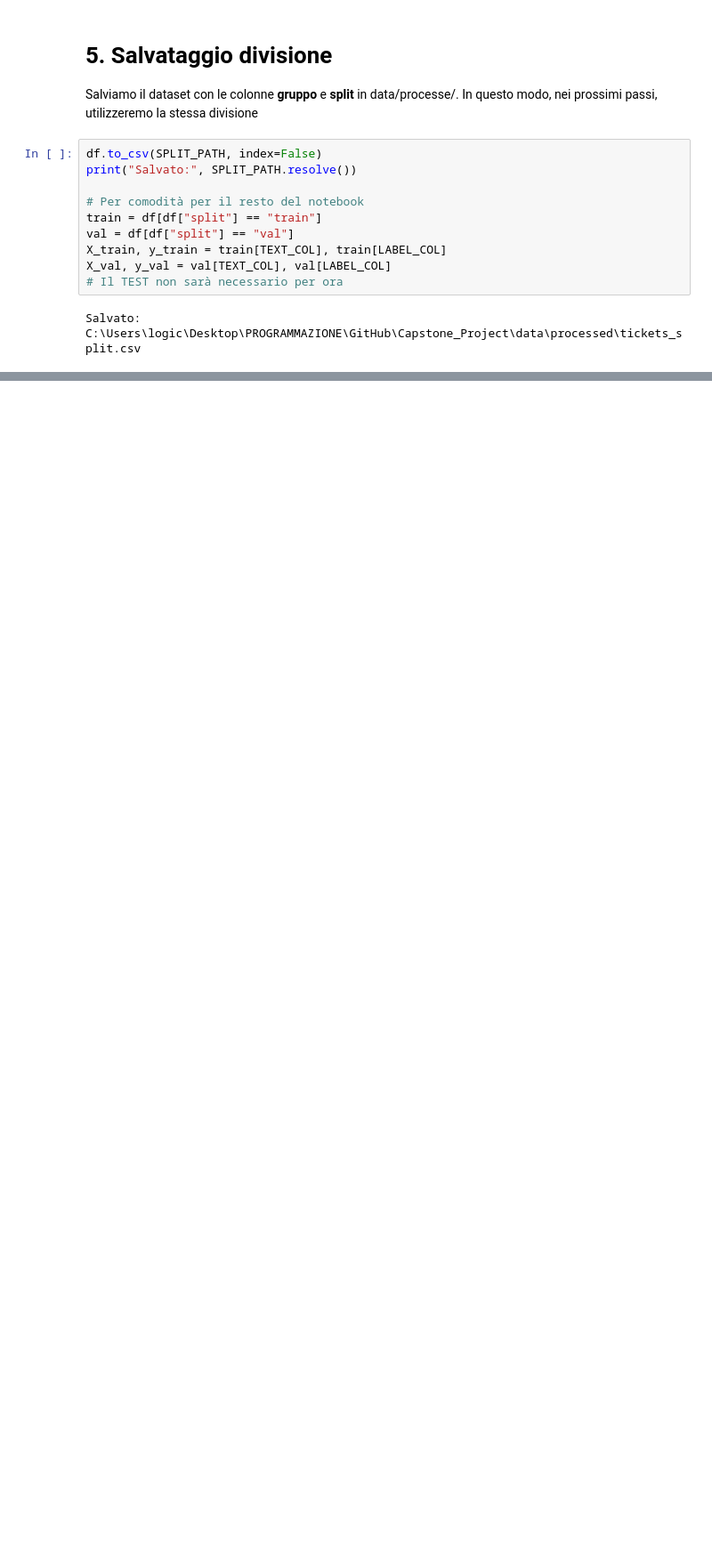
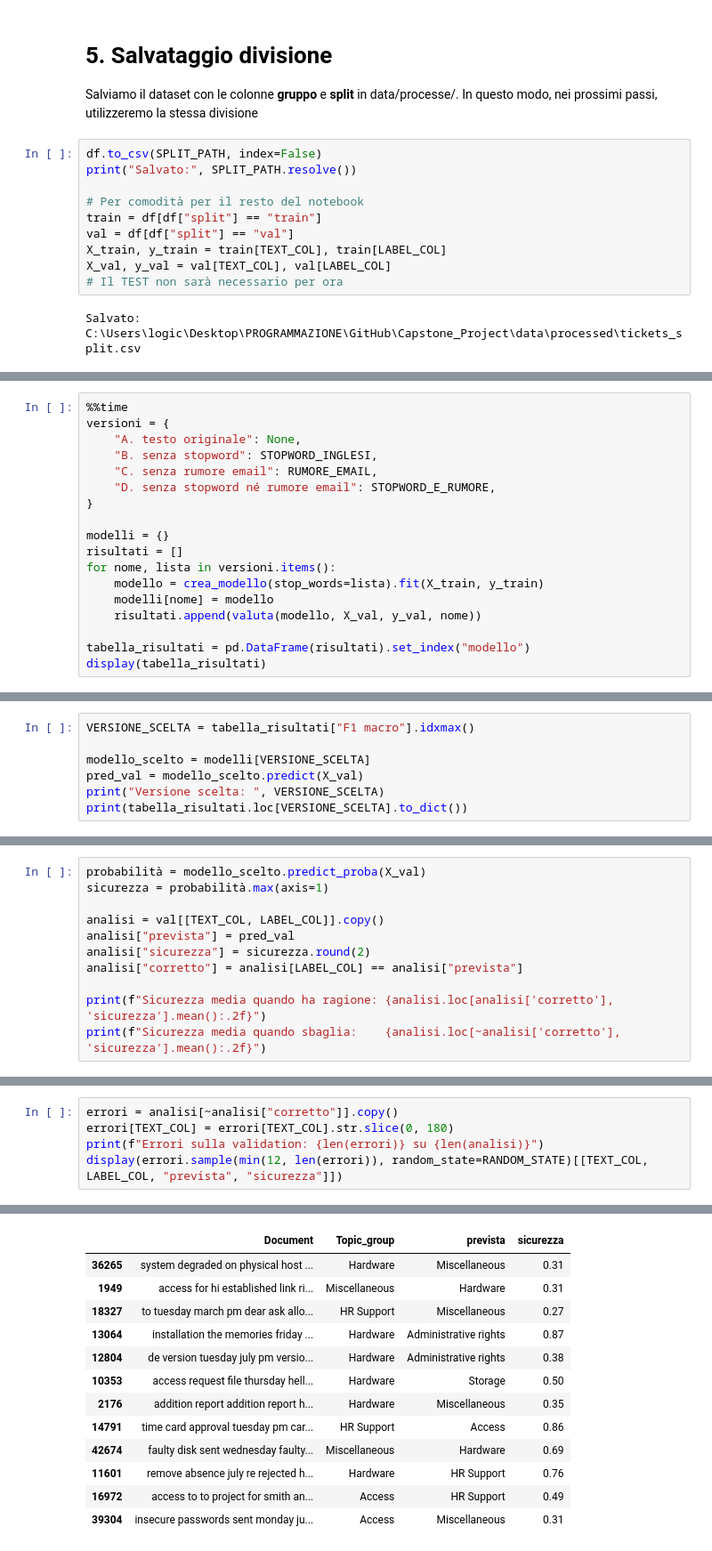
Before and after one commit to riccardob46/Capstone_Project_Helpdesk_AI, a Jupyter notebook: notebooks/02_baseline.ipynb, the cells around one changed output, grey strips where cells are left out. Shown at 89% size. Saved outputs shown, nothing was run; the diff lists cells and outputs as text; blank space fills up the shorter version.

```diff
--- a/notebooks/02_baseline.ipynb
+++ b/notebooks/02_baseline.ipynb
@@ -273,0 +462,18 @@ Salvato: C:\Users\logic\Desktop\PROGRAMMAZIONE\GitHub\Capstone_Project\data\proc
+# %%
+%%time
+versioni = {
+    "A. testo originale": None,
+    "B. senza stopword": STOPWORD_INGLESI,
+    "C. senza rumore email": RUMORE_EMAIL,
+    "D. senza stopword né rumore email": STOPWORD_E_RUMORE,
+}
+
+modelli = {}
+risultati = []
+for nome, lista in versioni.items():
+    modello = crea_modello(stop_words=lista).fit(X_train, y_train)
+    modelli[nome] = modello
+    risultati.append(valuta(modello, X_val, y_val, nome))
+
+tabella_risultati = pd.DataFrame(risultati).set_index("modello")
+display(tabella_risultati)
@@ -273,0 +489,7 @@ Salvato: C:\Users\logic\Desktop\PROGRAMMAZIONE\GitHub\Capstone_Project\data\proc
+# %%
+VERSIONE_SCELTA = tabella_risultati["F1 macro"].idxmax()
+
+modello_scelto = modelli[VERSIONE_SCELTA]
+pred_val = modello_scelto.predict(X_val)
+print("Versione scelta: ", VERSIONE_SCELTA)
+print(tabella_risultati.loc[VERSIONE_SCELTA].to_dict())
@@ -273,0 +547,11 @@ Salvato: C:\Users\logic\Desktop\PROGRAMMAZIONE\GitHub\Capstone_Project\data\proc
+# %%
+probabilità = modello_scelto.predict_proba(X_val)
+sicurezza = probabilità.max(axis=1)
+
+analisi = val[[TEXT_COL, LABEL_COL]].copy()
+analisi["prevista"] = pred_val
+analisi["sicurezza"] = sicurezza.round(2)
+analisi["corretto"] = analisi[LABEL_COL] == analisi["prevista"]
+
+print(f"Sicurezza media quando ha ragione: {analisi.loc[analisi['corretto'], 'sicurezza'].mean():.2f}")
+print(f"Sicurezza media quando sbaglia:    {analisi.loc[~analisi['corretto'], 'sicurezza'].mean():.2f}")
@@ -273,0 +561,6 @@ Salvato: C:\Users\logic\Desktop\PROGRAMMAZIONE\GitHub\Capstone_Project\data\proc
+# %%
+errori = analisi[~analisi["corretto"]].copy()
+errori[TEXT_COL] = errori[TEXT_COL].str.slice(0, 180)
+print(f"Errori sulla validation: {len(errori)} su {len(analisi)}")
+display(errori.sample(min(12, len(errori)), random_state=RANDOM_STATE)[[TEXT_COL, LABEL_COL, "prevista", "sicurezza"]])
+# %% [output]
@@ -273,0 +568,13 @@ Salvato: C:\Users\logic\Desktop\PROGRAMMAZIONE\GitHub\Capstone_Project\data\proc
+|  | Document | Topic_group | prevista | sicurezza |
+| 36265 | system degraded on physical host ... | Hardware | Miscellaneous | 0.31 |
+| 1949 | access for hi established link ri... | Miscellaneous | Hardware | 0.31 |
+| 18327 | to tuesday march pm dear ask allo... | HR Support | Miscellaneous | 0.27 |
+| 13064 | installation the memories friday ... | Hardware | Administrative rights | 0.87 |
+| 12804 | de version tuesday july pm versio... | Hardware | Administrative rights | 0.38 |
+| 10353 | access request file thursday hell... | Hardware | Storage | 0.50 |
+| 2176 | addition report addition report h... | Hardware | Miscellaneous | 0.35 |
+| 14791 | time card approval tuesday pm car... | HR Support | Access | 0.86 |
+| 42674 | faulty disk sent wednesday faulty... | Miscellaneous | Hardware | 0.69 |
+| 11601 | remove absence july re rejected h... | Hardware | HR Support | 0.76 |
+| 16972 | access to to project for smith an... | Access | HR Support | 0.49 |
+| 39304 | insecure passwords sent monday ju... | Access | Miscellaneous | 0.31 |
```
Also changed, not shown: parts of 29 cells of this notebook.
